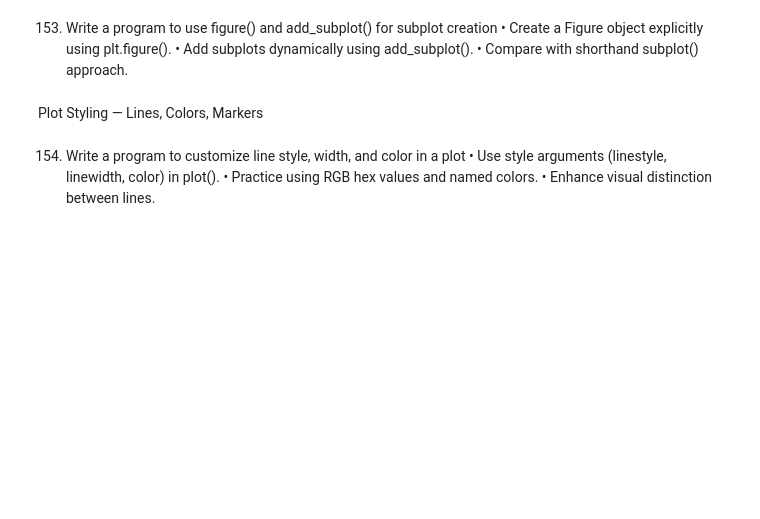
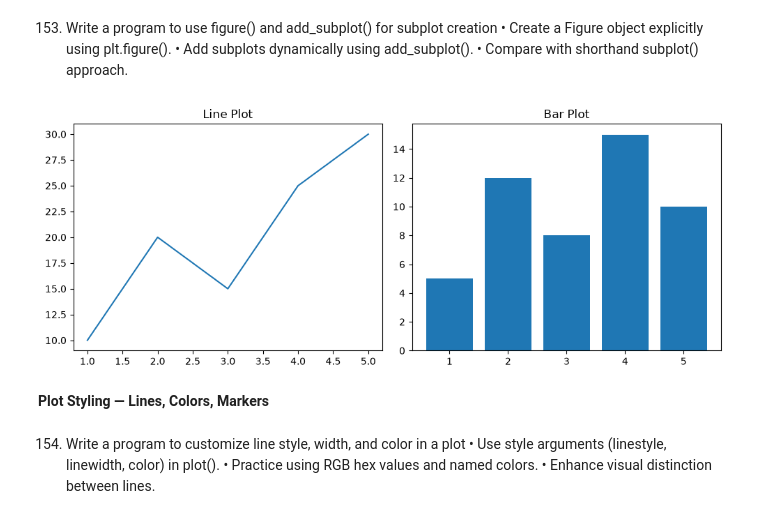
Before and after one commit to NiyatiRaiyani/25AIML060-PYTHON, a Jupyter notebook: Lab-25 Practical 11.ipynb, the cells around one changed output. Drawn from its saved outputs; the diff is of its cells as text; code cells hidden in the pictures; blank space fills up the shorter version.

```diff
--- a/Lab-25 Practical 11.ipynb
+++ b/Lab-25 Practical 11.ipynb
@@ -368,8 +389,28 @@ plt.plot(x, y)
 • Create a Figure object explicitly using plt.figure().
 • Add subplots dynamically using add_subplot().
 • Compare with shorthand subplot() approach.
+# %%
+x = [1, 2, 3, 4, 5]
+
+fig = plt.figure(figsize=(10, 4))
+
+# First subplot
+ax1 = fig.add_subplot(1, 2, 1)
+ax1.plot(x, [10, 20, 15, 25, 30])
+ax1.set_title("Line Plot")
+
+# Second subplot
+ax2 = fig.add_subplot(1, 2, 2)
+ax2.bar(x, [5, 12, 8, 15, 10])
+ax2.set_title("Bar Plot")
+
+plt.tight_layout()
+
+plt.show()
+# %% [output]
+[figure, added]
 # %% [markdown]
-Plot Styling — Lines, Colors, Markers
+**Plot Styling — Lines, Colors, Markers**
 # %% [markdown]
 154. Write a program to customize line style, width, and color in a plot
 • Use style arguments (linestyle, linewidth, color) in plot().
```
Also changed, not shown: parts of 2 cells of this notebook.
